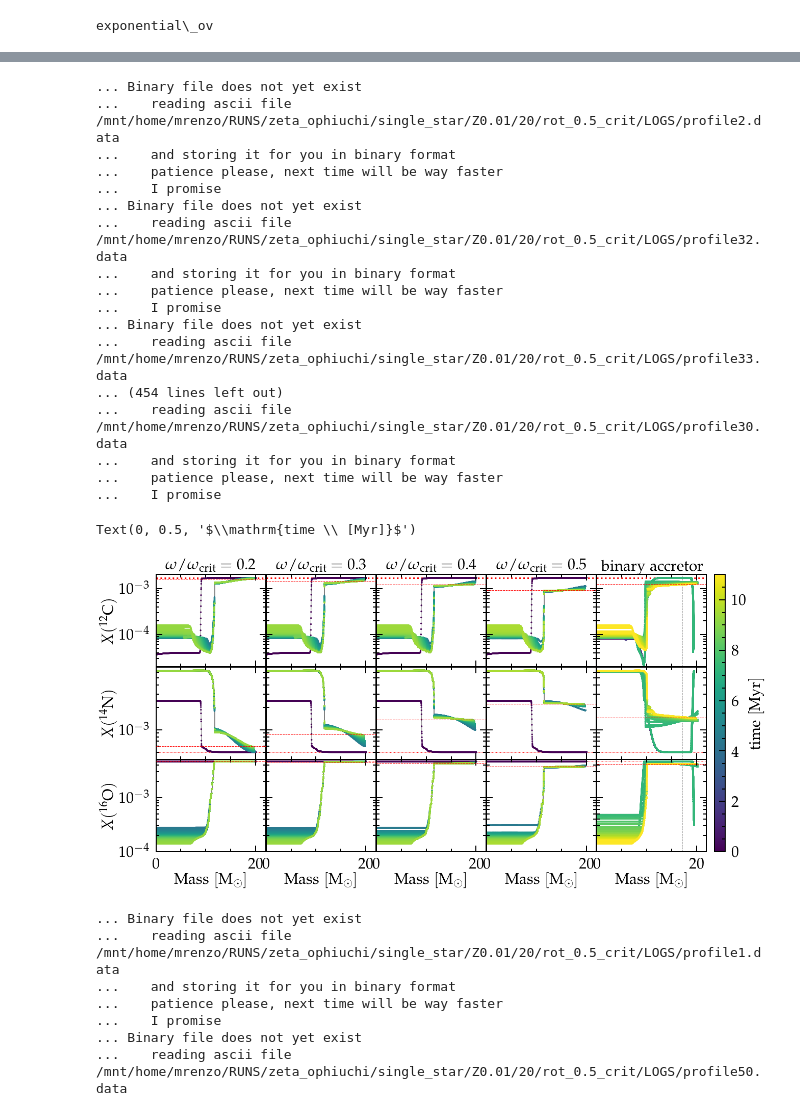
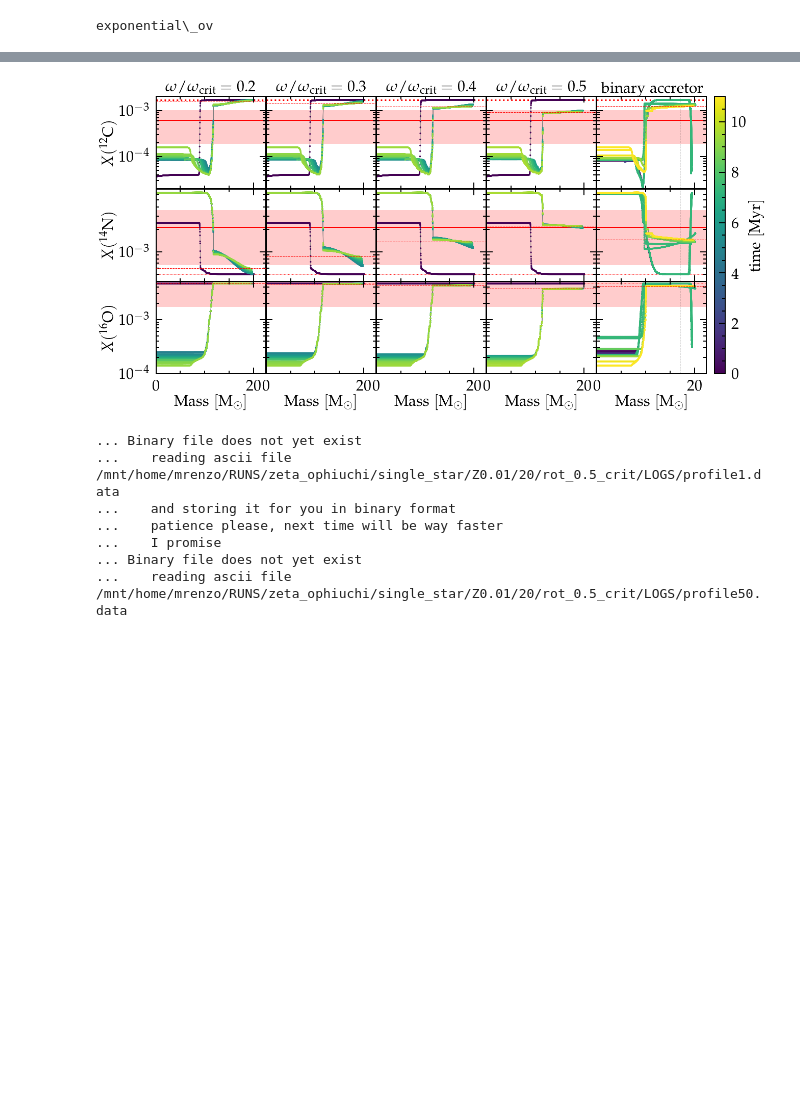
Before and after one commit to mathren/zeta_oph, a Jupyter notebook: notebooks/mixing_and_AM.ipynb, the cells around one changed output, grey strips where cells are left out. Drawn from its saved outputs; the diff is of its cells as text; code cells hidden in the pictures; blank space fills up the shorter version.

Commit message:
plots

```diff
--- a/notebooks/mixing_and_AM.ipynb
+++ b/notebooks/mixing_and_AM.ipynb
@@ -71,5 +204,5 @@ def get_ZAMS_abundances(hfile):
 # %%
-# three rot rate
+# all rot rate and abundances
 fig = plt.figure(figsize=(20,10))
 gs = gridspec.GridSpec(120, 155)
 
@@ -106,16 +239,36 @@ for ax in axes:
     ax.set_yscale('log')
     ax.set_ylim(ymax=2e-3, ymin=2e-5)
     ax.set_xlim(xmin=0, xmax=22.5)
+    # add observed abundances
+    c, err_c =  get_zeta_oph_surface_c()
+    ax.axhline(c, 0,1,c='r', lw=2, zorder=0)
+    xmin, xmax = ax.get_xlim()
+    x = np.linspace(xmin, xmax,3)
+    ax.fill_between(x, y1=c-err_c, y2=c+err_c, fc='r',alpha=0.2, zorder=0)
 for bx in bxes:
     bx.set_yscale('log')
     bx.set_ylim(ymax=7e-3, ymin=4e-4)
     # bx.set_facecolor('#d8d8d8')
     bx.set_xlim(xmin=0, xmax=22.5)
+    # add observed abundances
+    n, err_n =  get_zeta_oph_surface_n()
+    bx.axhline(n, 0,1,c='r', lw=2, zorder=0)
+    xmin, xmax = bx.get_xlim()
+    x = np.linspace(xmin, xmax, 3)
+    bx.fill_between(x, y1=n-err_n, y2=n+err_n, fc='r',alpha=0.2, zorder=0)
 for cx in cxes:
     cx.set_yscale('log')
     cx.set_ylim(ymax=5e-3, ymin=1e-4)
     cx.set_xlim(xmin=0, xmax=22.5)
     cx.set_xlabel(r"$\mathrm{Mass \ [M_\odot]}$")
+    # add observed abundances
+    o, err_o =  get_zeta_oph_surface_o()
+    cx.axhline(o, 0,1,c='r', lw=2, zorder=0)
+    xmin, xmax = cx.get_xlim()
+    x = np.linspace(xmin, xmax, 3)
+    cx.fill_between(x, y1=o-err_o, y2=o+err_o, fc='r',alpha=0.2, zorder=0)
+
+
 
 ax2.set_yticklabels([])
 ax3.set_yticklabels([])
@@ -144,10 +297,10 @@ bx4.set_xticklabels([])
 bx5.set_xticklabels([])
 
 folders = [
-    "/mnt/home/mrenzo/RUNS/zeta_ophiuchi/single_star/Z0.01/20/rot_0.2_crit/LOGS/",
+    "/mnt/home/mrenzo/RUNS/zeta_ophiuchi/single_star/Z0.01/20/rot_0.2_crit/LOGS_old/",
     "/mnt/home/mrenzo/RUNS/zeta_ophiuchi/single_star/Z0.01/20/rot_0.3_crit/LOGS/",
     "/mnt/home/mrenzo/RUNS/zeta_ophiuchi/single_star/Z0.01/20/rot_0.4_crit/LOGS/",
-    "/mnt/home/mrenzo/RUNS/zeta_ophiuchi/single_star/Z0.01/20/rot_0.5_crit/LOGS/",
+    "/mnt/home/mrenzo/RUNS/zeta_ophiuchi/single_star/Z0.01/20/rot_0.5_crit/LOGS_old/",
     "/mnt/home/mrenzo/RUNS/zeta_ophiuchi/M1_25_M2_17_P100_Z0.01/re-run_exponential/binary_to_postRLOF/LOGS2/"]
 
 for folder in folders:
@@ -158,59 +311,44 @@ for folder in folders:
     if "single" in folder:
         title = "$\omega/\omega_\mathrm{crit}="+str(folder.split('/')[-3].split('_')[1])+"$"
         profiles = sorted(glob.glob(folder+"/p*data"), key=get_age_from_profile)
-        # profiles = profiles[::20]+[profiles[-1]]
+        profiles = profiles[::10]+[profiles[-1]]
     if "binary" in folder:
         title = "$\mathrm{binary\ accretor}$"
         ax.axvline(17,0,1, ls="--", c='k', lw=1, zorder=0)
         bx.axvline(17,0,1, ls="--", c='k', lw=1, zorder=0)
         cx.axvline(17,0,1, ls="--", c='k', lw=1, zorder=0)
         profiles = sorted(glob.glob(folder+"/p*data")+glob.glob(folder+'../../accretor_to_TAMS/LOGS/p*.data'), key=get_age_from_profile)
-        # profiles = profiles[::5]+[profiles[-1]]
+        profiles = profiles[::5]+[profiles[-1]]
     ax.set_title(title, fontsize=30)
     for profile in profiles:
         src, col = getSrcCol(profile)
         c = src[:, col.index("c12")]
         n = src[:, col.index("n14")]
         o = src[:, col.index("o16")]
         m = src[:, col.index("mass")]
         age = get_age_from_profile(profile)
         ax.plot(m, c, c='#808080', lw=1, zorder=0)
         bx.plot(m, n, c='#808080', lw=1, zorder=0)
         cx.plot(m, o, c='#808080', lw=1, zorder=0)
         p = ax.scatter(m,c, c=[age]*len(n), s=5, vmin=0, vmax=11)
         p = bx.scatter(m,n, c=[age]*len(n), s=5, vmin=0, vmax=11)
         p = cx.scatter(m,o, c=[age]*len(n), s=5, vmin=0, vmax=11)
         if profile == profiles[-1]:
             ax.axhline(c[0],0,1, ls='--', lw=1, c='r', zorder=100)
             bx.axhline(n[0],0,1, ls='--', lw=1, c='r', zorder=100)
             cx.axhline(o[0],0,1, ls='--', lw=1, c='r', zorder=100)
     c12zams, n14zams, o16zams = get_ZAMS_abundances(folder+'history.data')
     ax.axhline(c12zams, 0,1, ls=':', c='r', zorder=0)
     bx.axhline(n14zams, 0,1, ls=':', lw=1, c='r', zorder=0)
     cx.axhline(o16zams, 0,1, ls=':', lw=1, c='r', zorder=0)
 
+
 fig.colorbar(p, cax=cax)
 cax.set_ylabel(r"$\mathrm{time \ [Myr]}$")
+
+plt.savefig("/mnt/home/mrenzo/TMP/huge_composition.pdf", dpi=10)
 # %% [output]
-... Binary file does not yet exist
-...    reading ascii file  /mnt/home/mrenzo/RUNS/zeta_ophiuchi/single_star/Z0.01/20/rot_0.5_crit/LOGS/profile2.data
-...    and storing it for you in binary format
-...    patience please, next time will be way faster
-...    I promise
-... Binary file does not yet exist
-...    reading ascii file  /mnt/home/mrenzo/RUNS/zeta_ophiuchi/single_star/Z0.01/20/rot_0.5_crit/LOGS/profile32.data
-...    and storing it for you in binary format
-...    patience please, next time will be way faster
-...    I promise
-... Binary file does not yet exist
-...    reading ascii file  /mnt/home/mrenzo/RUNS/zeta_ophiuchi/single_star/Z0.01/20/rot_0.5_crit/LOGS/profile33.data
-... (454 lines left out)
-...    reading ascii file  /mnt/home/mrenzo/RUNS/zeta_ophiuchi/single_star/Z0.01/20/rot_0.5_crit/LOGS/profile30.data
-...    and storing it for you in binary format
-...    patience please, next time will be way faster
-...    I promise
-Text(0, 0.5, '$\\mathrm{time \\ [Myr]}$')
-[figure, old version]
+[figure, new version]
 # %%
 # internal rotation rate
 fig = plt.figure(figsize=(20,10))
```
Also changed, not shown: parts of 2 cells of this notebook, 1 other file.
